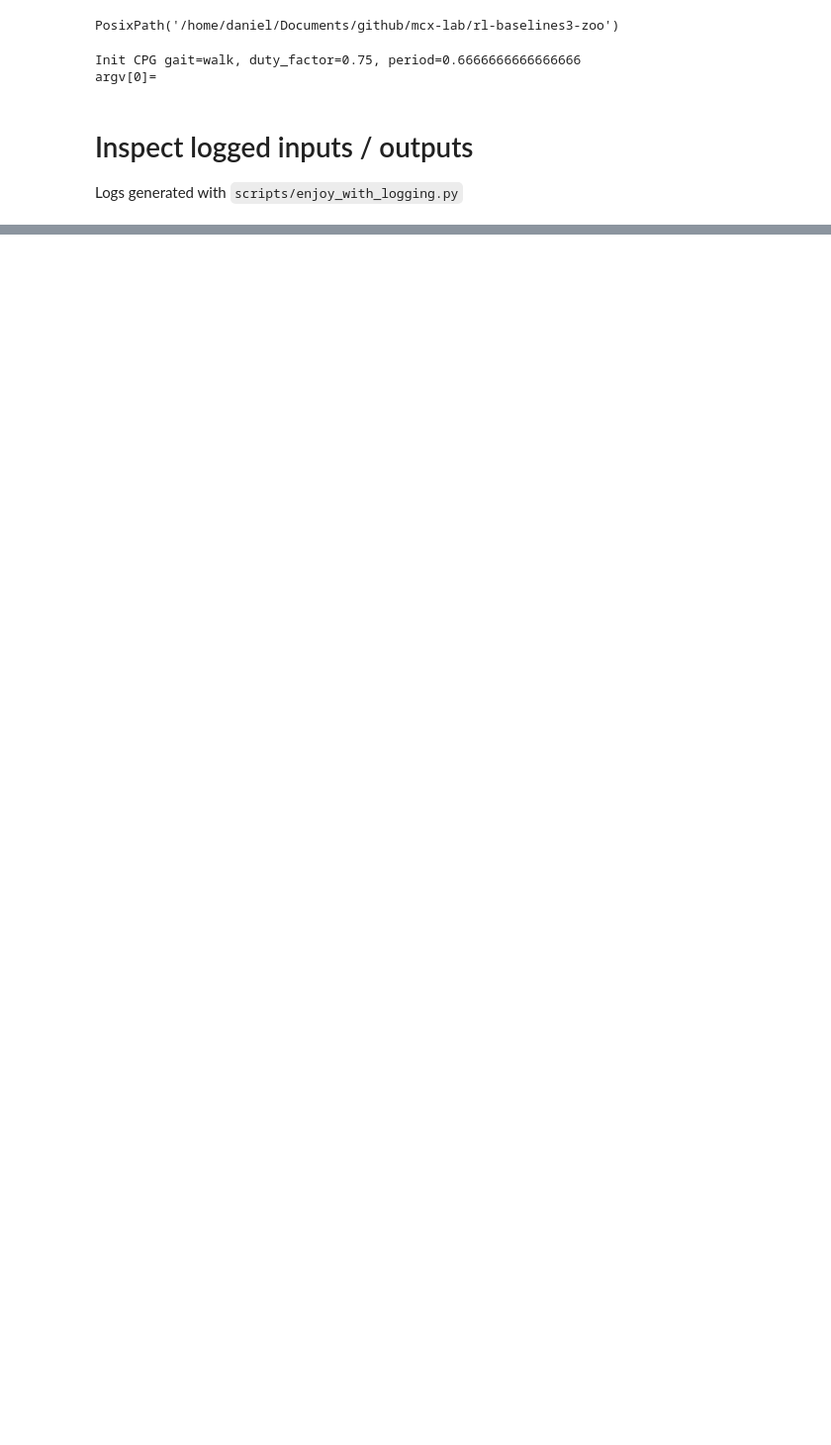
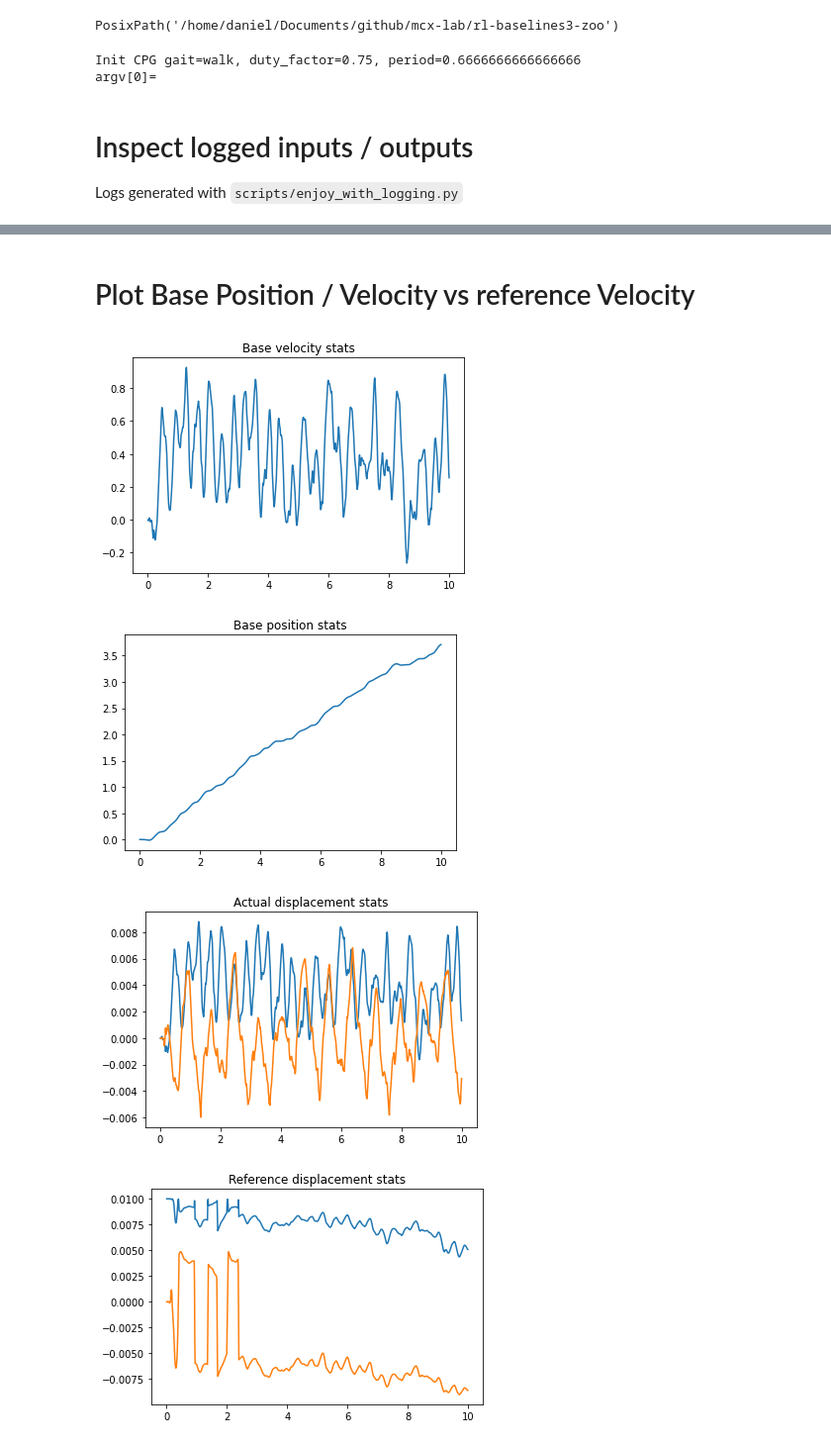
Before and after one commit to mcx-lab/rl-baselines3-zoo, a Jupyter notebook: notebooks/inspect_stats.ipynb, the cells around one changed output, grey strips where cells are left out. Shown: that part at 99% size. Cells and saved outputs as stored; diff of their text form; code cells hidden in the pictures; blank space fills up the shorter version.

Commit message:
Refactor logging; add logging of base pos and reward components

```diff
--- a/notebooks/inspect_stats.ipynb
+++ b/notebooks/inspect_stats.ipynb
@@ -233,0 +133,37 @@ RL_toe_fixed 0.6135999958857867
+# %% [markdown]
+# Plot Base Position / Velocity vs reference Velocity
+# %%
+def plot_position_velocity(stats, stats_dir):
+    time = stats['time']
+    base_vel = stats['base_vel']
+    base_pos = stats['base_pos']
+
+    plt.figure()
+    plt.title(f"Base velocity {stats_dir.name}")
+    plt.plot(time[:-1], base_vel[:-1, 0])
+
+    plt.figure()
+    plt.title(f"Base position {stats_dir.name}")
+    plt.plot(time[:-1], base_pos[:-1, 0])
+
+def plot_actual_reference_displacement(stats, stats_dir):
+    time = stats['time']
+    ref_disp = stats['ref_displacement']
+    act_disp = stats['act_displacement']
+
+    plt.figure()
+    plt.title(f"Actual displacement {stats_dir.name}")
+    plt.plot(time[:-1], act_disp[:-1])
+
+    plt.figure()
+    plt.title(f"Reference displacement {stats_dir.name}")
+    plt.plot(time[:-1], ref_disp[:-1])
+
+for stats, stats_dir in zip(statss, stats_dirs):
+    plot_position_velocity(stats, stats_dir)
+    plot_actual_reference_displacement(stats, stats_dir)
+# %% [output]
+[figure, added]
+[figure, added]
+[figure, added]
+[figure, added]
```
Also changed, not shown: parts of 6 cells of this notebook, 1 other file.
